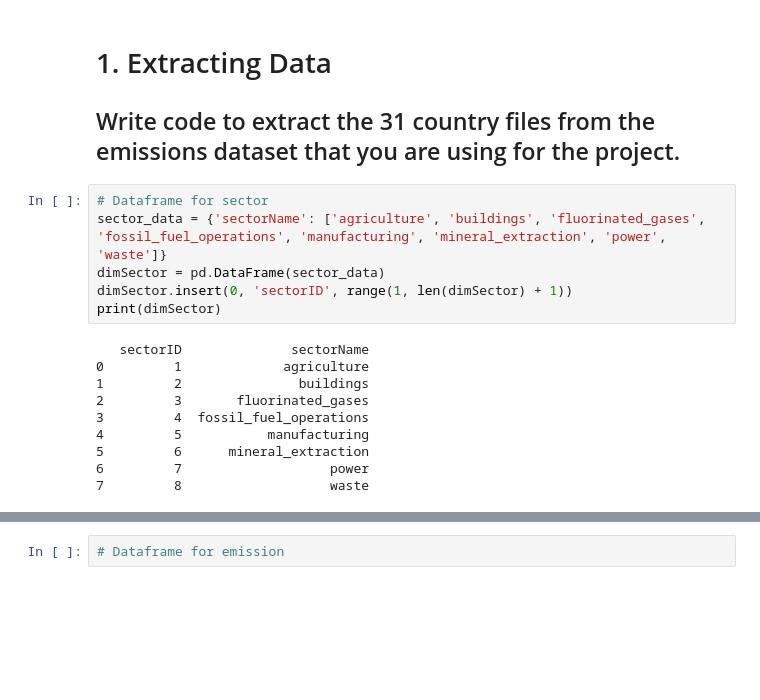
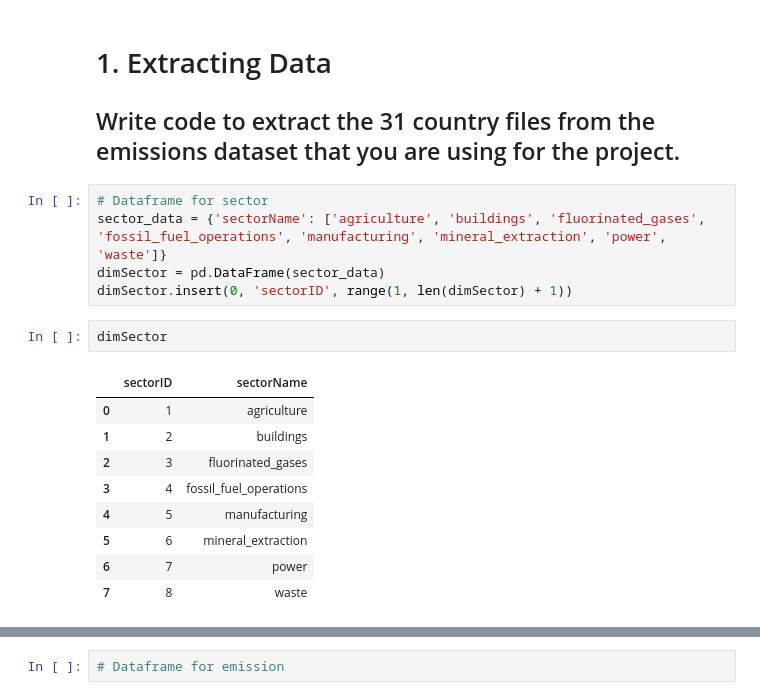
Before and after one commit to meganjchiang/info430proj, a Jupyter notebook: project2/deliverable2.ipynb, the cells around one changed output, grey strips where cells are left out. Drawn from its saved outputs; the diff is of its cells as text; blank space fills up the shorter version.

```diff
--- a/project2/deliverable2.ipynb
+++ b/project2/deliverable2.ipynb
@@ -19,17 +19,18 @@ import pycountry
 sector_data = {'sectorName': ['agriculture', 'buildings', 'fluorinated_gases', 'fossil_fuel_operations', 'manufacturing', 'mineral_extraction', 'power', 'waste']}
 dimSector = pd.DataFrame(sector_data)
 dimSector.insert(0, 'sectorID', range(1, len(dimSector) + 1))
-print(dimSector)
-# %% [output]
-   sectorID              sectorName
-0         1             agriculture
-1         2               buildings
-2         3       fluorinated_gases
-3         4  fossil_fuel_operations
-4         5           manufacturing
-5         6      mineral_extraction
-6         7                   power
-7         8                   waste
+# %%
+dimSector
+# %% [output]
+|  | sectorID | sectorName |
+| 0 | 1 | agriculture |
+| 1 | 2 | buildings |
+| 2 | 3 | fluorinated_gases |
+| 3 | 4 | fossil_fuel_operations |
+| 4 | 5 | manufacturing |
+| 5 | 6 | mineral_extraction |
+| 6 | 7 | power |
+| 7 | 8 | waste |
 # %%
 # Dataframe for subsector
 subsector_data = {
```
Also changed, not shown: parts of 10 cells of this notebook.
